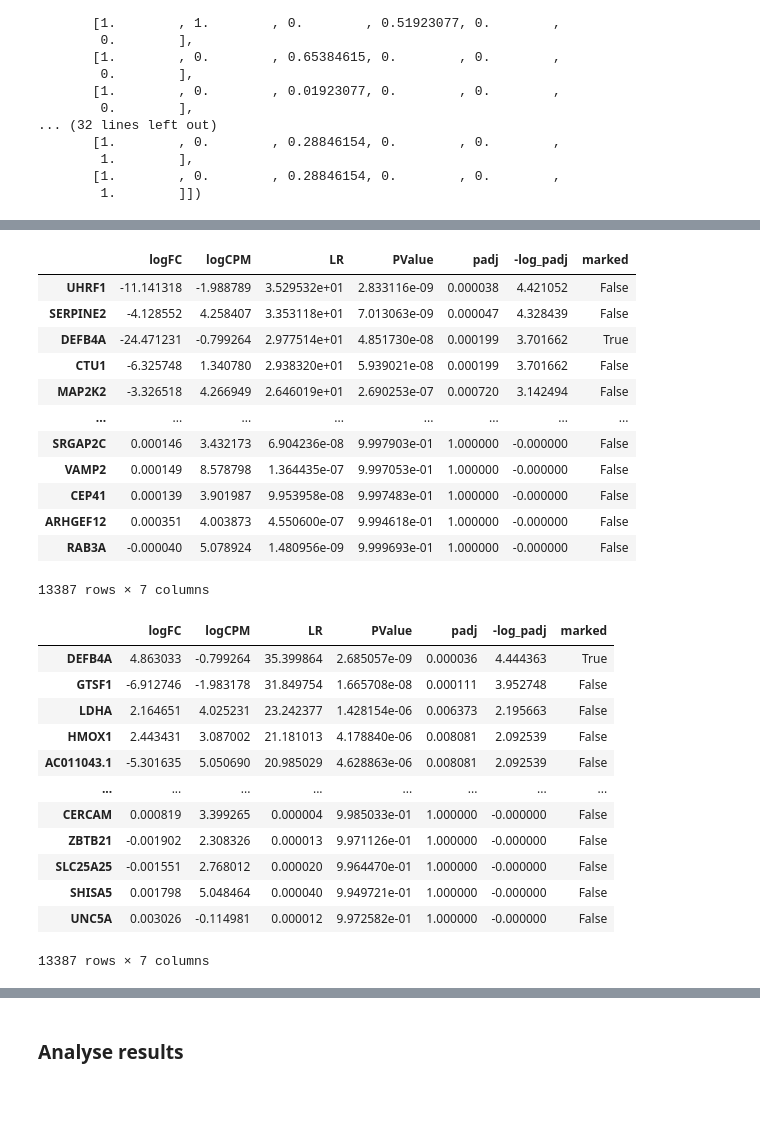
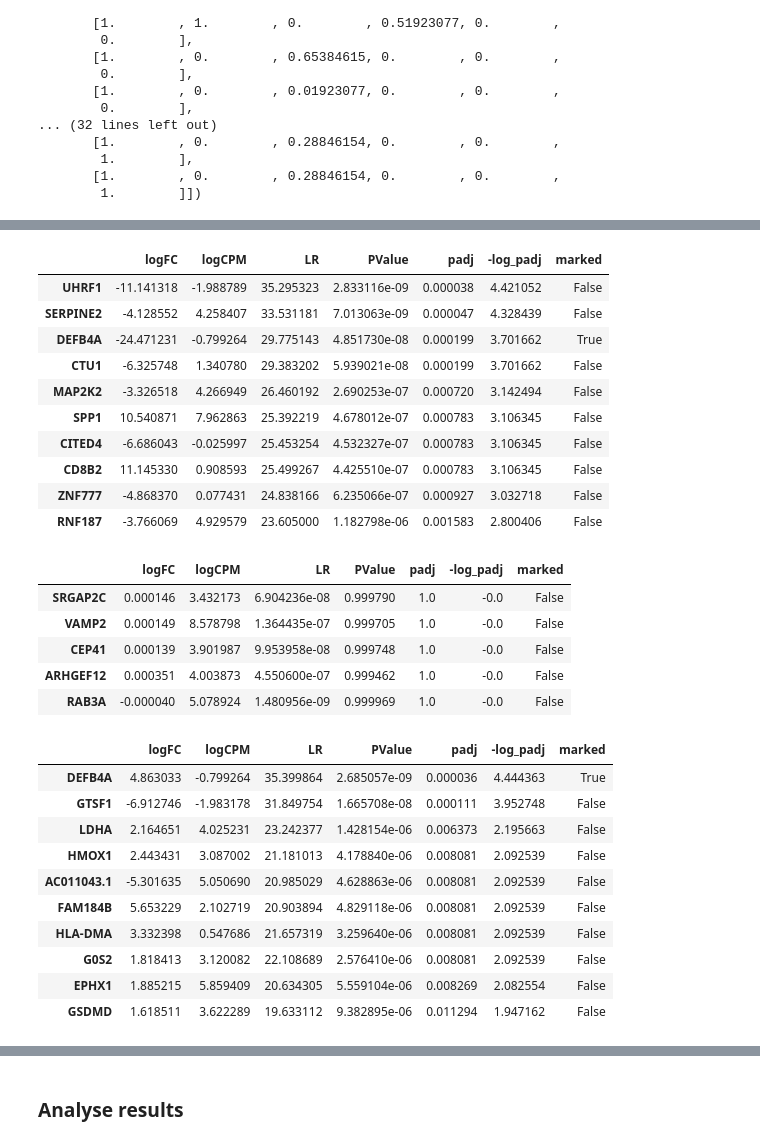
Before and after one commit to Hrovatin/gobi_2022, a Jupyter notebook: analysis/3_differential_expression_analysis.ipynb, the cells around one changed output, grey strips where cells are left out. Cells and saved outputs as stored; diff of their text form; code cells hidden in the pictures; blank space fills up the shorter version.

```diff
--- a/analysis/3_differential_expression_analysis.ipynb
+++ b/analysis/3_differential_expression_analysis.ipynb
@@ -303,29 +312,36 @@ sex.sort_values(['padj'])
 # %%
 male_age = ro.r('glmLRT(fit, coef=3)$table')
 male_age['padj'] = multipletests(male_age["PValue"].values, alpha=0.05, method='fdr_bh')[1]
 male_age['-log_padj'] = -np.log10(male_age['padj'])
 male_age['marked'] = male_age.index == 'DEFB4A'
-male_age.sort_values(['padj'])
+male_age.sort_values(['padj']).head(n=10)
 # %% [output]
 |  | logFC | logCPM | LR | PValue | padj | -log_padj | marked |
-| UHRF1 | -11.141318 | -1.988789 | 3.529532e+01 | 2.833116e-09 | 0.000038 | 4.421052 | False |
-| SERPINE2 | -4.128552 | 4.258407 | 3.353118e+01 | 7.013063e-09 | 0.000047 | 4.328439 | False |
-| DEFB4A | -24.471231 | -0.799264 | 2.977514e+01 | 4.851730e-08 | 0.000199 | 3.701662 | True |
-| CTU1 | -6.325748 | 1.340780 | 2.938320e+01 | 5.939021e-08 | 0.000199 | 3.701662 | False |
-| MAP2K2 | -3.326518 | 4.266949 | 2.646019e+01 | 2.690253e-07 | 0.000720 | 3.142494 | False |
-| ... | ... | ... | ... | ... | ... | ... | ... |
-| SRGAP2C | 0.000146 | 3.432173 | 6.904236e-08 | 9.997903e-01 | 1.000000 | -0.000000 | False |
-| VAMP2 | 0.000149 | 8.578798 | 1.364435e-07 | 9.997053e-01 | 1.000000 | -0.000000 | False |
-| CEP41 | 0.000139 | 3.901987 | 9.953958e-08 | 9.997483e-01 | 1.000000 | -0.000000 | False |
-| ARHGEF12 | 0.000351 | 4.003873 | 4.550600e-07 | 9.994618e-01 | 1.000000 | -0.000000 | False |
-| RAB3A | -0.000040 | 5.078924 | 1.480956e-09 | 9.999693e-01 | 1.000000 | -0.000000 | False |
+| UHRF1 | -11.141318 | -1.988789 | 35.295323 | 2.833116e-09 | 0.000038 | 4.421052 | False |
+| SERPINE2 | -4.128552 | 4.258407 | 33.531181 | 7.013063e-09 | 0.000047 | 4.328439 | False |
+| DEFB4A | -24.471231 | -0.799264 | 29.775143 | 4.851730e-08 | 0.000199 | 3.701662 | True |
+| CTU1 | -6.325748 | 1.340780 | 29.383202 | 5.939021e-08 | 0.000199 | 3.701662 | False |
+| MAP2K2 | -3.326518 | 4.266949 | 26.460192 | 2.690253e-07 | 0.000720 | 3.142494 | False |
+| SPP1 | 10.540871 | 7.962863 | 25.392219 | 4.678012e-07 | 0.000783 | 3.106345 | False |
+| CITED4 | -6.686043 | -0.025997 | 25.453254 | 4.532327e-07 | 0.000783 | 3.106345 | False |
+| CD8B2 | 11.145330 | 0.908593 | 25.499267 | 4.425510e-07 | 0.000783 | 3.106345 | False |
+| ZNF777 | -4.868370 | 0.077431 | 24.838166 | 6.235066e-07 | 0.000927 | 3.032718 | False |
+| RNF187 | -3.766069 | 4.929579 | 23.605000 | 1.182798e-06 | 0.001583 | 2.800406 | False |
-13387 rows × 7 columns
+# %%
+male_age.sort_values(['padj']).tail(n=5)
+# %% [output]
+|  | logFC | logCPM | LR | PValue | padj | -log_padj | marked |
+| SRGAP2C | 0.000146 | 3.432173 | 6.904236e-08 | 0.999790 | 1.0 | -0.0 | False |
+| VAMP2 | 0.000149 | 8.578798 | 1.364435e-07 | 0.999705 | 1.0 | -0.0 | False |
+| CEP41 | 0.000139 | 3.901987 | 9.953958e-08 | 0.999748 | 1.0 | -0.0 | False |
+| ARHGEF12 | 0.000351 | 4.003873 | 4.550600e-07 | 0.999462 | 1.0 | -0.0 | False |
+| RAB3A | -0.000040 | 5.078924 | 1.480956e-09 | 0.999969 | 1.0 | -0.0 | False |
 # %%
 female_age = ro.r('glmLRT(fit, coef=4)$table')
 female_age['padj'] = multipletests(female_age["PValue"].values, alpha=0.05, method='fdr_bh')[1]
 female_age['-log_padj'] = -np.log10(female_age['padj'])
 female_age['marked'] = female_age.index == 'DEFB4A'
-female_age.sort_values(['padj'])
+female_age.sort_values(['padj']).head(n=10)
 # %% [output]
 |  | logFC | logCPM | LR | PValue | padj | -log_padj | marked |
 | DEFB4A | 4.863033 | -0.799264 | 35.399864 | 2.685057e-09 | 0.000036 | 4.444363 | True |
@@ -333,10 +349,8 @@ female_age.sort_values(['padj'])
 | LDHA | 2.164651 | 4.025231 | 23.242377 | 1.428154e-06 | 0.006373 | 2.195663 | False |
 | HMOX1 | 2.443431 | 3.087002 | 21.181013 | 4.178840e-06 | 0.008081 | 2.092539 | False |
 | AC011043.1 | -5.301635 | 5.050690 | 20.985029 | 4.628863e-06 | 0.008081 | 2.092539 | False |
-| ... | ... | ... | ... | ... | ... | ... | ... |
-| CERCAM | 0.000819 | 3.399265 | 0.000004 | 9.985033e-01 | 1.000000 | -0.000000 | False |
-| ZBTB21 | -0.001902 | 2.308326 | 0.000013 | 9.971126e-01 | 1.000000 | -0.000000 | False |
-| SLC25A25 | -0.001551 | 2.768012 | 0.000020 | 9.964470e-01 | 1.000000 | -0.000000 | False |
-| SHISA5 | 0.001798 | 5.048464 | 0.000040 | 9.949721e-01 | 1.000000 | -0.000000 | False |
-| UNC5A | 0.003026 | -0.114981 | 0.000012 | 9.972582e-01 | 1.000000 | -0.000000 | False |
+| FAM184B | 5.653229 | 2.102719 | 20.903894 | 4.829118e-06 | 0.008081 | 2.092539 | False |
+| HLA-DMA | 3.332398 | 0.547686 | 21.657319 | 3.259640e-06 | 0.008081 | 2.092539 | False |
+| G0S2 | 1.818413 | 3.120082 | 22.108689 | 2.576410e-06 | 0.008081 | 2.092539 | False |
+| EPHX1 | 1.885215 | 5.859409 | 20.634305 | 5.559104e-06 | 0.008269 | 2.082554 | False |
+| GSDMD | 1.618511 | 3.622289 | 19.633112 | 9.382895e-06 | 0.011294 | 1.947162 | False |
-13387 rows × 7 columns
```
Also changed, not shown: parts of 6 cells of this notebook.
